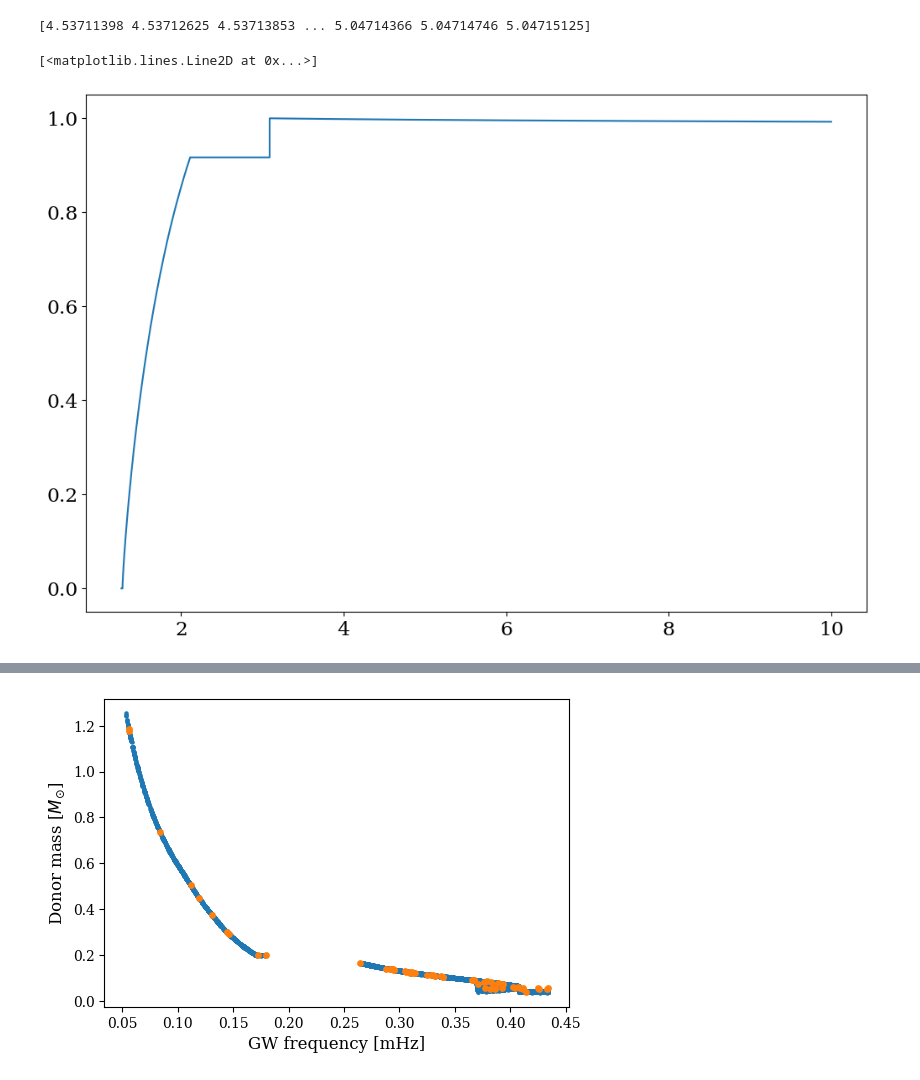
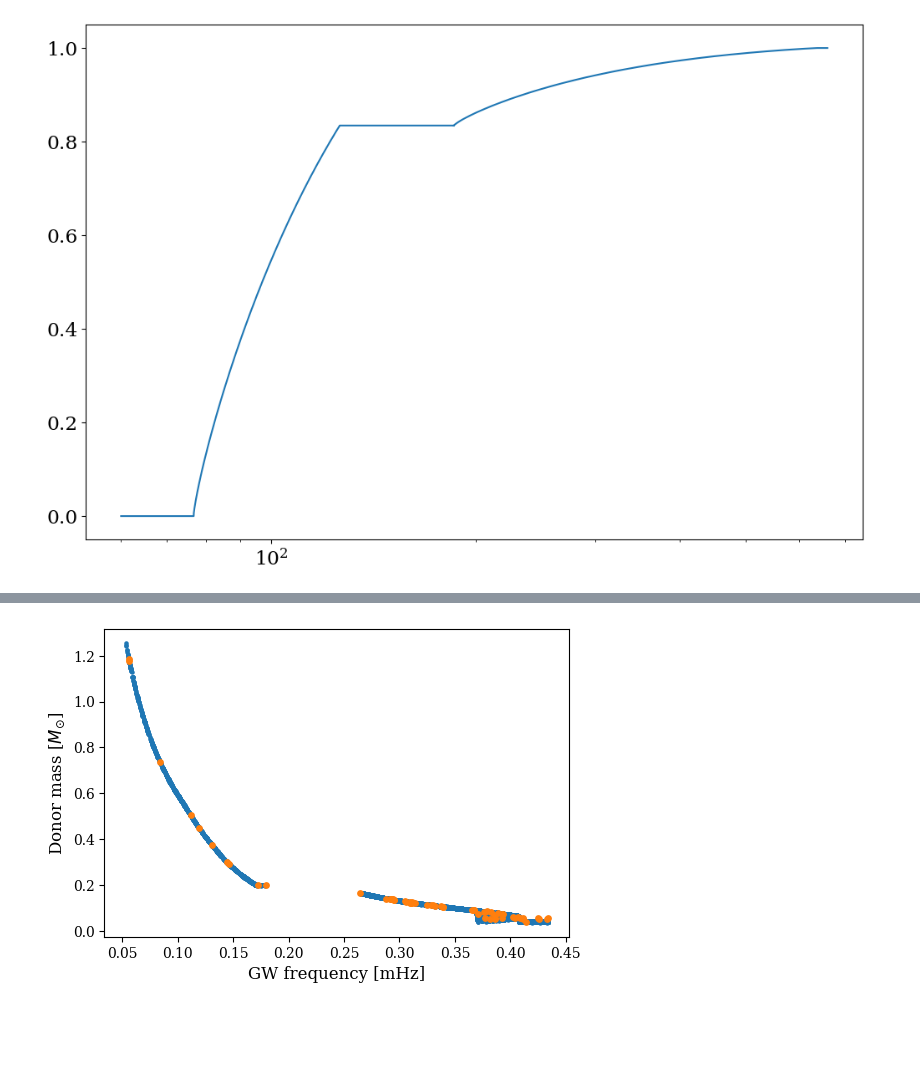
Before and after one commit to katiebreivik/cataclysmic-pileup, a Jupyter notebook: Generate_and_plot_sample.ipynb, the cells around one changed output, grey strips where cells are left out. Saved outputs shown, nothing was run; the diff lists cells and outputs as text; code cells hidden in the pictures; blank space fills up the shorter version.

```diff
--- a/Generate_and_plot_sample.ipynb
+++ b/Generate_and_plot_sample.ipynb
@@ -54,36 +54,58 @@ PT = pd.read_hdf('Pala_2020_dat_combo.h5')
 # %%
 
 # Generate CDF of the orbital period distribution
 
-porbGrid = np.linspace(76/60, 10, 100000) # hours
+porbGrid = np.linspace(60/60, 11, 100000) # hours
 x = np.log10(porbGrid*60) # log10 of porb in minutes
+C1 = 1.885
+C2 = 2.269
+x1 = x - C1
+x2 = x - C2
+
+y1 = 0.8344
+cut1 = 76.78
+cut2 = 2.10*60
+cut3 = 3.09*60
+cut4 = 10.58*60
+
+
+cdf1 = x*0
+cdf2 = 1.98 * ( (x1 + x1**(3/4)) / (1 + x1 + x1**2) )
+cdf3 = y1
+cdf4 = 0.26 * (x2 + x2**(3/4)) / (1 + x2 + x2**2) + y1
+cdf5 = x*0 + 1
+
+#cdf = (porbGrid < cut1) ? cdf1 : cdf2
+#cdf = ((porb > cut2) && (porb < cut3)) ? cdf3 : cdf
+#cdf = (porb > cut3) ? cdf4 : cdf
 
 # Generate the model CDF
 modelCDF = np.zeros(len(porbGrid))
-ix = porbGrid < (76.78/60)
-modelCDF[ix] = 0
+ix = porbGrid < (cut1/60)
+modelCDF[ix] = cdf1[ix]
 
-ix = (porbGrid >= (76.78/60)) & (porbGrid <= 2.11)
-xx = x[ix] - 1.885
-modelCDF[ix] = 1.98 * ( (xx + xx**(3/4)) / (1 + xx + xx**2) )
+ix = (porbGrid >= (cut1/60)) & (porbGrid <= (cut2/60))
+modelCDF[ix] = cdf2[ix]
 
-ix = (porbGrid > 2.11) & (porbGrid < 3.09)
-modelCDF[ix] = 0.84
+ix = (porbGrid > (cut2/60)) & (porbGrid < (cut3/60))
+modelCDF[ix] = cdf3
 
-ix = porbGrid >= 3.09
-xx = x[ix] + 2.269
-print(xx)
-modelCDF[ix] = 0.26 * ( (xx + xx**(3/4)) / (1 + xx + xx**2) ) + 0.84
+ix = porbGrid >= (cut3/60)
+modelCDF[ix] = cdf4[ix]
+
+ix = porbGrid >= (cut4/60)
+modelCDF[ix] = cdf5[ix]
+
 
 #Normalize the model CDF
-modelCDF = modelCDF / np.max(modelCDF)
+#modelCDF = modelCDF / np.max(modelCDF)
 
 # plot the model CDF
-plt.plot(porbGrid, modelCDF, label='Model CDF')
+plt.plot(porbGrid*60, modelCDF, label='Model CDF')
+# set x axis in log
+plt.xscale('log')
 # %% [output]
-[4.53711398 4.53712625 4.53713853 ... 5.04714366 5.04714746 5.04715125]
-[<matplotlib.lines.Line2D at 0x...>]
-[figure, old version]
+[figure, new version]
 # %%
 plt.figure(figsize=(6, 4))
 plt.hist(1/(dat.f_gw/2) / 3600, bins=200, density=True, histtype='step', label=f'{max_distance} pc sample')
```
Also changed, not shown: parts of 1 cell of this notebook, 1 other file.
